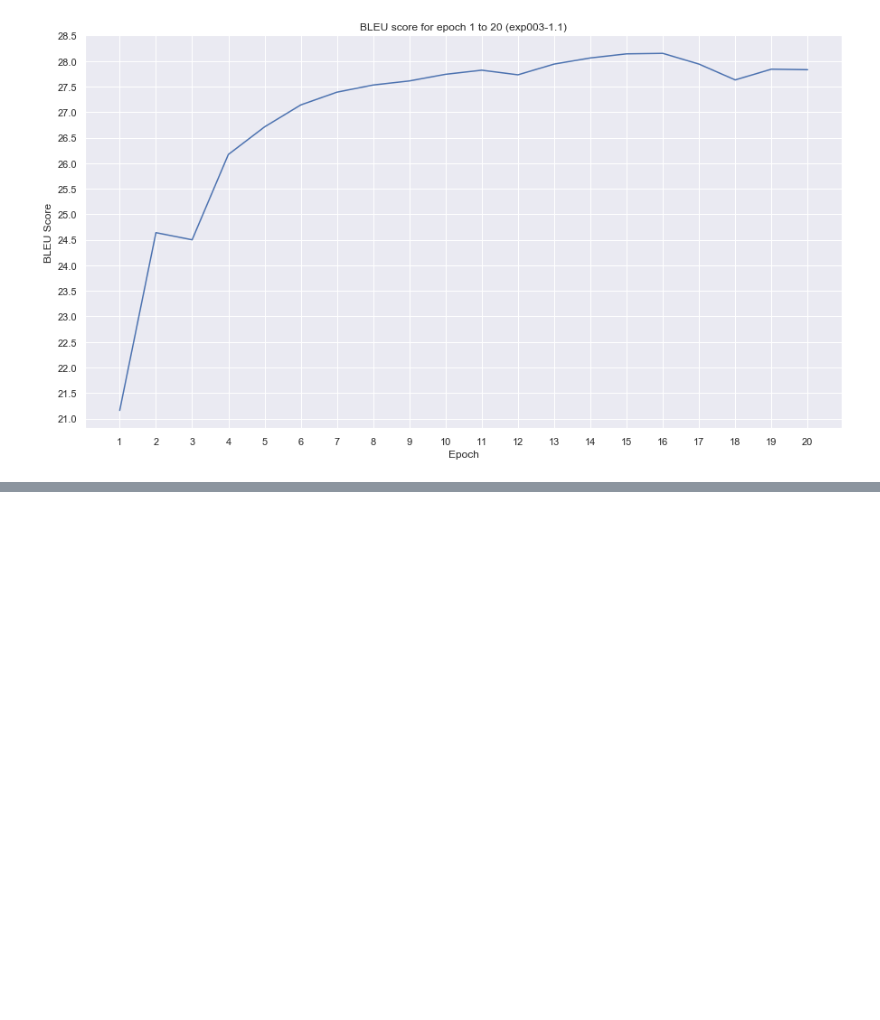
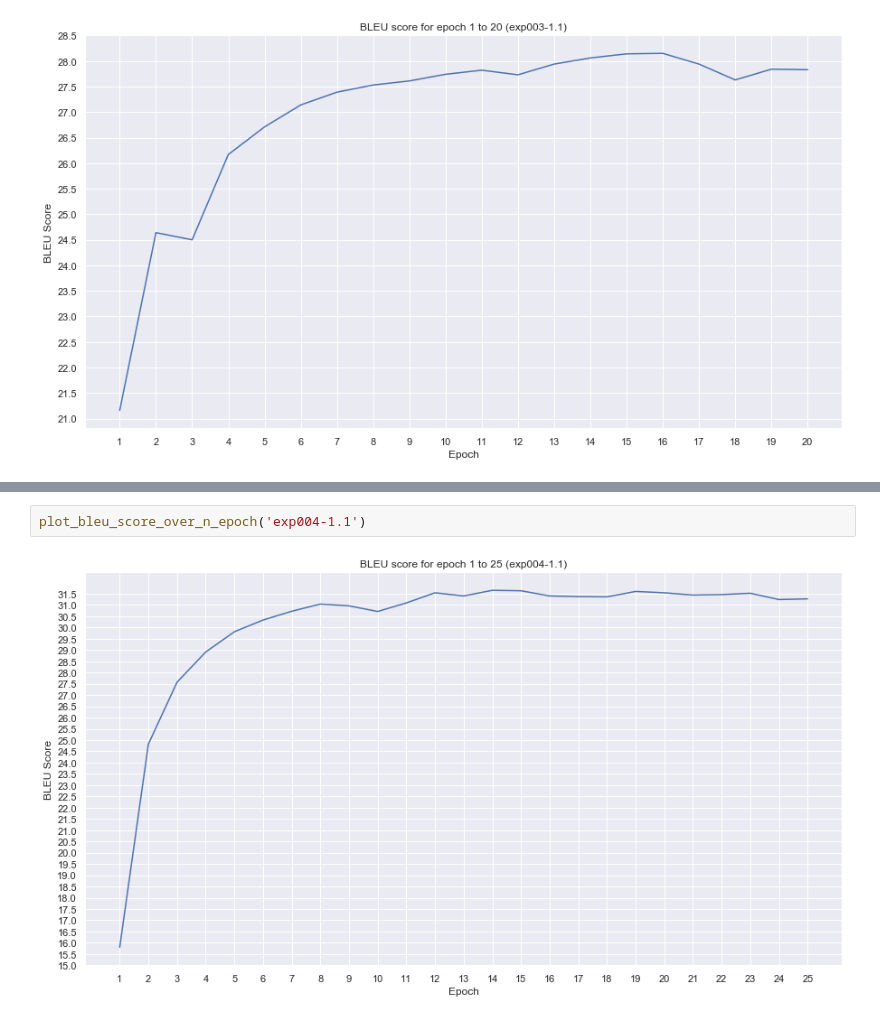
Before and after one commit to vistec-AI/mt-opus, a Jupyter notebook: notebooks/v-001_visualization_exp002-exp003-model-performance.ipynb, the cells around one changed output, grey strips where cells are left out. Saved outputs shown, nothing was run; the diff lists cells and outputs as text; blank space fills up the shorter version.

```diff
--- a/notebooks/v-001_visualization_exp002-exp003-model-performance.ipynb
+++ b/notebooks/v-001_visualization_exp002-exp003-model-performance.ipynb
@@ -566,0 +758,4 @@ plot_bleu_score_over_n_epoch('exp003-1.1')
+# %%
+plot_bleu_score_over_n_epoch('exp004-1.1')
+# %% [output]
+[figure, added]
```
Also changed, not shown: parts of 7 cells of this notebook, 2 other files.
